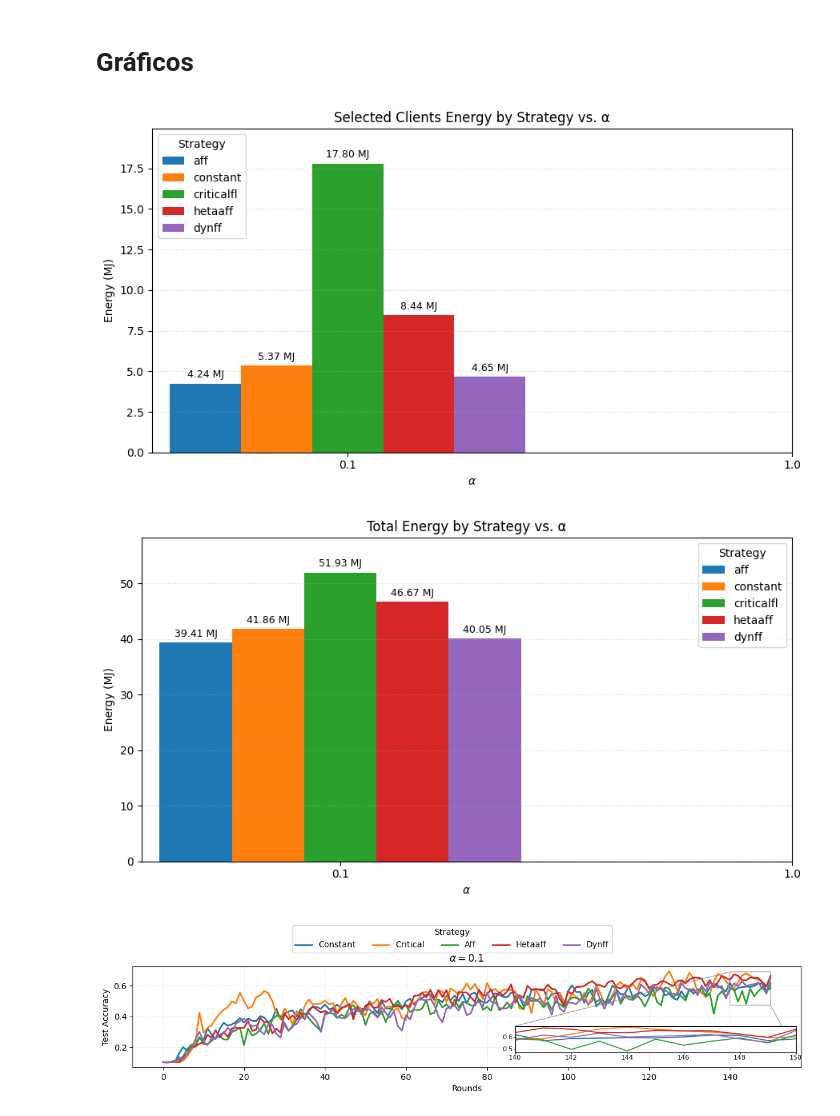
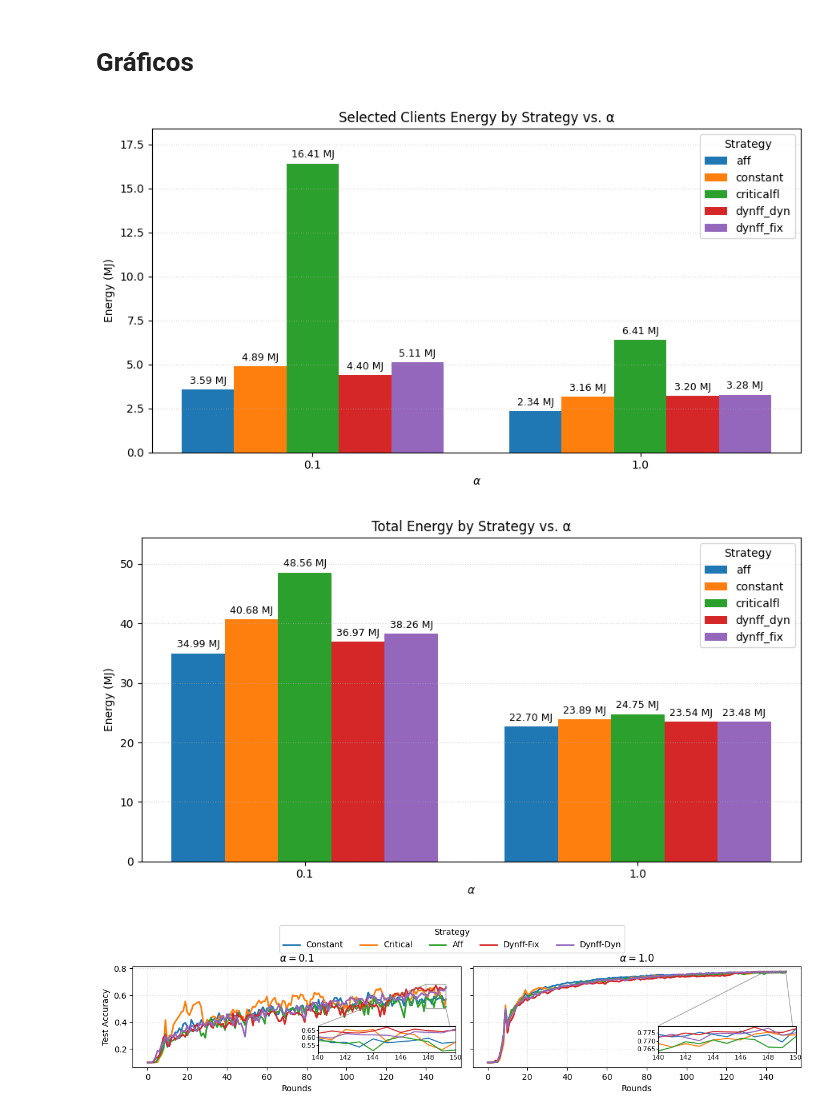
Before and after one commit to RafaelGreg18/tcc-def, a Jupyter notebook: experiments/analysis/training_cost.ipynb, the cells around one changed output. Saved outputs shown, nothing was run; the diff lists cells and outputs as text; code cells hidden in the pictures.

Commit message:
Results: partial results exp-1.

```diff
--- a/experiments/analysis/training_cost.ipynb
+++ b/experiments/analysis/training_cost.ipynb
@@ -15,18 +14,19 @@ from collections.abc import Mapping, Sequence
 # %%
 DIR_PATTERN = re.compile(
     r"^fedavg_random_(?P<strategy>constant|aff|hetaaff|criticalfl|dynff)_battery_False_"
-    r"dataset_cifar10_dir_(?P<alpha>0\.1|)_seed_(?P<seed>1|2|3|)$"
+    r"dataset_cifar10_dir_(?P<alpha>0\.1|1\.0)_seed_(?P<seed>1|2|3|4|5)$"
 )
 
 MILLIJOULES_PER_J = 1000.0
 BYTES_PER_MB = 1e6  # use 1024**2 para MiB
 PARTICIPANTS_ORDER = [10]
 ALPHA_ORDER = [0.1, 1.0]
-ROOT_CONSTANT = Path("/home/filipe/Workspace/dynff/results/new/slower_clients/exp-1/shufflenet/constant").expanduser().resolve()
-ROOT_CRITICAL = Path("/home/filipe/Workspace/dynff/results/new/slower_clients/exp-1/shufflenet/critical").expanduser().resolve()
-ROOT_AFF = Path("/home/filipe/Workspace/dynff/results/new/slower_clients/exp-1/shufflenet/aff").expanduser().resolve()
-ROOT_HETAAFF = Path("/home/filipe/Workspace/dynff/results/new/slower_clients/exp-1/shufflenet/hetaaff").expanduser().resolve()
-ROOT_DYNFF = Path("/home/filipe/Workspace/dynff/results/new/slower_clients/exp-1/shufflenet/dynff-0.6-1.0").expanduser().resolve()
+ROOT_CONSTANT = Path("/home/filipe/Workspace/dynff/results/new/exp-1/shufflenet/constant").expanduser().resolve()
+ROOT_CRITICAL = Path("/home/filipe/Workspace/dynff/results/new/exp-1/shufflenet/critical").expanduser().resolve()
+ROOT_AFF = Path("/home/filipe/Workspace/dynff/results/new/exp-1/shufflenet/aff").expanduser().resolve()
+# ROOT_HETAAFF = Path("/home/filipe/Workspace/dynff/results/new/slower_clients/exp-1/shufflenet/hetaaff").expanduser().resolve()
+ROOT_DYNFF_DYN = Path("/home/filipe/Workspace/dynff/results/new/exp-1/shufflenet/dynff/ack-3").expanduser().resolve()
+ROOT_DYNFF_FIX = Path("/home/filipe/Workspace/dynff/results/new/exp-1/shufflenet/dynff/fixed").expanduser().resolve()
 
 OUTPUT = Path("/home/filipe/Workspace/dynff/experiments/motivational/figs").expanduser().resolve()
 OUTPUT.mkdir(parents=True, exist_ok=True)
@@ -66,7 +66,7 @@ def stacked_differences(totals_by_participants):
 
 
 # ---------- Pipeline ----------
-def collect_runs(root: Path):
+def collect_runs(root: Path, strategy: str = None):
     """
     Varre o root e retorna lista de runs com campos:
     (participants:int, alpha:float, seed:int, model_perf:dict, system_perf:dict)
@@ -82,7 +82,8 @@ def collect_runs(root: Path):
             print(f"[WARN] Falha ao ler {child}: {m}")
             continue
 
-        strategy = str(m.group("strategy"))
+        if strategy == None:
+            strategy = str(m.group("strategy"))
         alpha = float(m.group("alpha"))
         seed = int(m.group("seed"))
 
@@ -400,5 +401,6 @@ def plot_accuracy_by_strategy(
 runs_constant = collect_runs(ROOT_CONSTANT)
 runs_critical = collect_runs(ROOT_CRITICAL)
 runs_aff = collect_runs(ROOT_AFF)
-runs_hetaaff = collect_runs(ROOT_HETAAFF)
-runs_dynff = collect_runs(ROOT_DYNFF)
+# runs_hetaaff = collect_runs(ROOT_HETAAFF)
+runs_dynff_dyn = collect_runs(ROOT_DYNFF_DYN, "dynff-dyn")
+runs_dynff_fix = collect_runs(ROOT_DYNFF_FIX, "dynff-fix")
@@ -435,10 +420,12 @@ totals_energy_constant, selected_energy_constant, totals_bytes_constant, dfe_con
 totals_energy_critical, selected_energy_critical, totals_bytes_critical, dfe_critical, dfb_critical, dfe_total_mean_critical, dfe_selected_mean_critical, dfb_mean_critical = aggregate_system_totals(runs_critical)
 
 totals_energy_aff, selected_energy_aff, totals_bytes_aff, dfe_aff, dfb_aff, dfe_total_mean_aff, dfe_selected_mean_aff, dfb_mean_aff = aggregate_system_totals(runs_aff)
+#
+# totals_energy_hetaaff, selected_energy_hetaaff, totals_bytes_hetaaff, dfe_hetaaff, dfb_hetaaff, dfe_total_mean_hetaaff, dfe_selected_mean_hetaaff, dfb_mean_hetaaff = aggregate_system_totals(runs_hetaaff)
 
-totals_energy_hetaaff, selected_energy_hetaaff, totals_bytes_hetaaff, dfe_hetaaff, dfb_hetaaff, dfe_total_mean_hetaaff, dfe_selected_mean_hetaaff, dfb_mean_hetaaff = aggregate_system_totals(runs_hetaaff)
+totals_energy_dynff_dyn, selected_energy_dynff_dyn, totals_bytes_dynff_dyn, dfe_dynff_dyn, dfb_dynff_dyn, dfe_total_mean_dynff_dyn, dfe_selected_mean_dynff_dyn, dfb_mean_dynff_dyn = aggregate_system_totals(runs_dynff_dyn)
 
-totals_energy_dynff, selected_energy_dynff, totals_bytes_dynff, dfe_dynff, dfb_dynff, dfe_total_mean_dynff, dfe_selected_mean_dynff, dfb_mean_dynff = aggregate_system_totals(runs_dynff)
+totals_energy_dynff_fix, selected_energy_dynff_fix, totals_bytes_dynff_fix, dfe_dynff_fix, dfb_dynff_fix, dfe_total_mean_dynff_fix, dfe_selected_mean_dynff_fix, dfb_mean_dynff_fix = aggregate_system_totals(runs_dynff_fix)
 # %% [markdown]
 # Gráficos
 # %%
@@ -446,21 +433,23 @@ plot_energy_grouped_with_labels({
     'aff': selected_energy_aff,
     'constant': selected_energy_constant,
     'criticalfl': selected_energy_critical,
-    'hetaaff': selected_energy_hetaaff,
-    'dynff': selected_energy_dynff,
+    # 'hetaaff': selected_energy_hetaaff,
+    'dynff_dyn': selected_energy_dynff_dyn,
+    'dynff_fix': selected_energy_dynff_fix,
 }, x_order=[0.1, 1.0], title="Selected Clients Energy by Strategy vs. α")
 # %% [output]
-[figure, old version]
+[figure, new version]
 # %%
 plot_energy_grouped_with_labels({
     'aff': totals_energy_aff,
     'constant': totals_energy_constant,
     'criticalfl': totals_energy_critical,
-    'hetaaff': totals_energy_hetaaff,
-    'dynff': totals_energy_dynff,
+    # 'hetaaff': totals_energy_hetaaff,
+    'dynff_dyn': totals_energy_dynff_dyn,
+    'dynff_fix': totals_energy_dynff_fix,
 }, x_order=[0.1, 1.0])
 # %% [output]
-[figure, old version]
+[figure, new version]
 # %%
 from mpl_toolkits.axes_grid1.inset_locator import inset_axes
 import numpy as np
@@ -570,8 +559,9 @@ plot_accuracy_by_strategy({
     "Constant":  df_acc_rounds_mean_constant,
     "Critical":  df_acc_rounds_mean_critical,
     "Aff":       df_acc_rounds_mean_aff,
-    "Hetaaff":   df_acc_rounds_mean_hetaaff,
-    "Dynff":     df_acc_rounds_mean_dynff,
+    # "Hetaaff":   df_acc_rounds_mean_hetaaff,
+    "Dynff-Fix":     df_acc_rounds_mean_dynff_fix,
+    "Dynff-Dyn":     df_acc_rounds_mean_dynff_dyn,
 })
 # %% [output]
-[figure, old version]
+[figure, new version]
```
Also changed, not shown: parts of 3 cells of this notebook.
